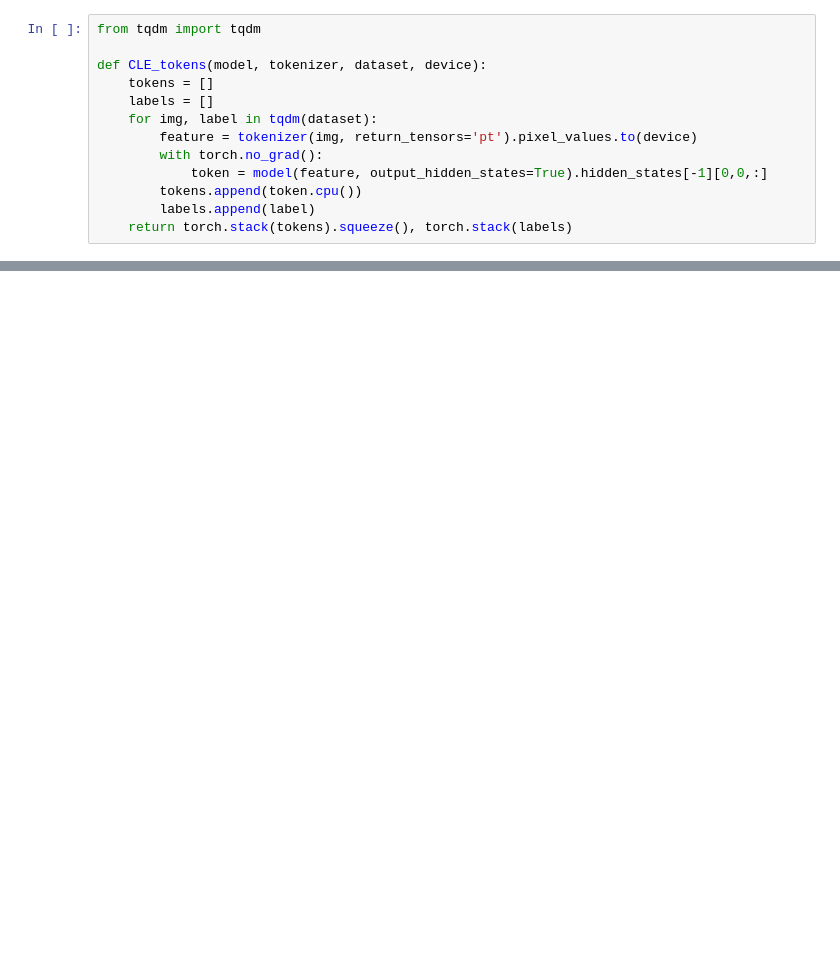
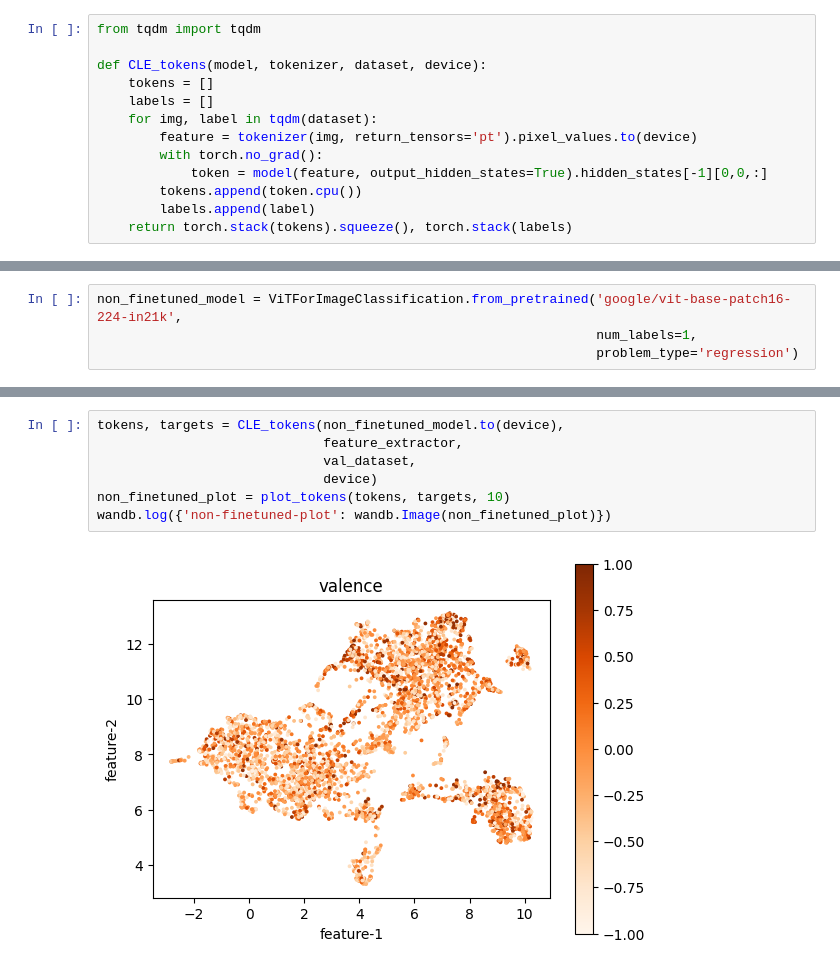
Before and after one commit to HoriiLabWork/lab-work, a Jupyter notebook: affectnet_vit_kde_val.ipynb, the cells around one changed output, grey strips where cells are left out. Cells and saved outputs as stored; diff of their text form; blank space fills up the shorter version.

```diff
--- a/affectnet_vit_kde_val.ipynb
+++ b/affectnet_vit_kde_val.ipynb
@@ -283,0 +439,4 @@ wandb.log({'finetuned-plot': wandb.Image(finetuned_fig)})
+# %%
+non_finetuned_model = ViTForImageClassification.from_pretrained('google/vit-base-patch16-224-in21k',
+                                                                num_labels=1,
+                                                                problem_type='regression')
@@ -283,0 +449,9 @@ wandb.log({'finetuned-plot': wandb.Image(finetuned_fig)})
+# %%
+tokens, targets = CLE_tokens(non_finetuned_model.to(device),
+                             feature_extractor,
+                             val_dataset,
+                             device)
+non_finetuned_plot = plot_tokens(tokens, targets, 10)
+wandb.log({'non-finetuned-plot': wandb.Image(non_finetuned_plot)})
+# %% [output]
+[figure, added]
```
Also changed, not shown: parts of 13 cells of this notebook.
